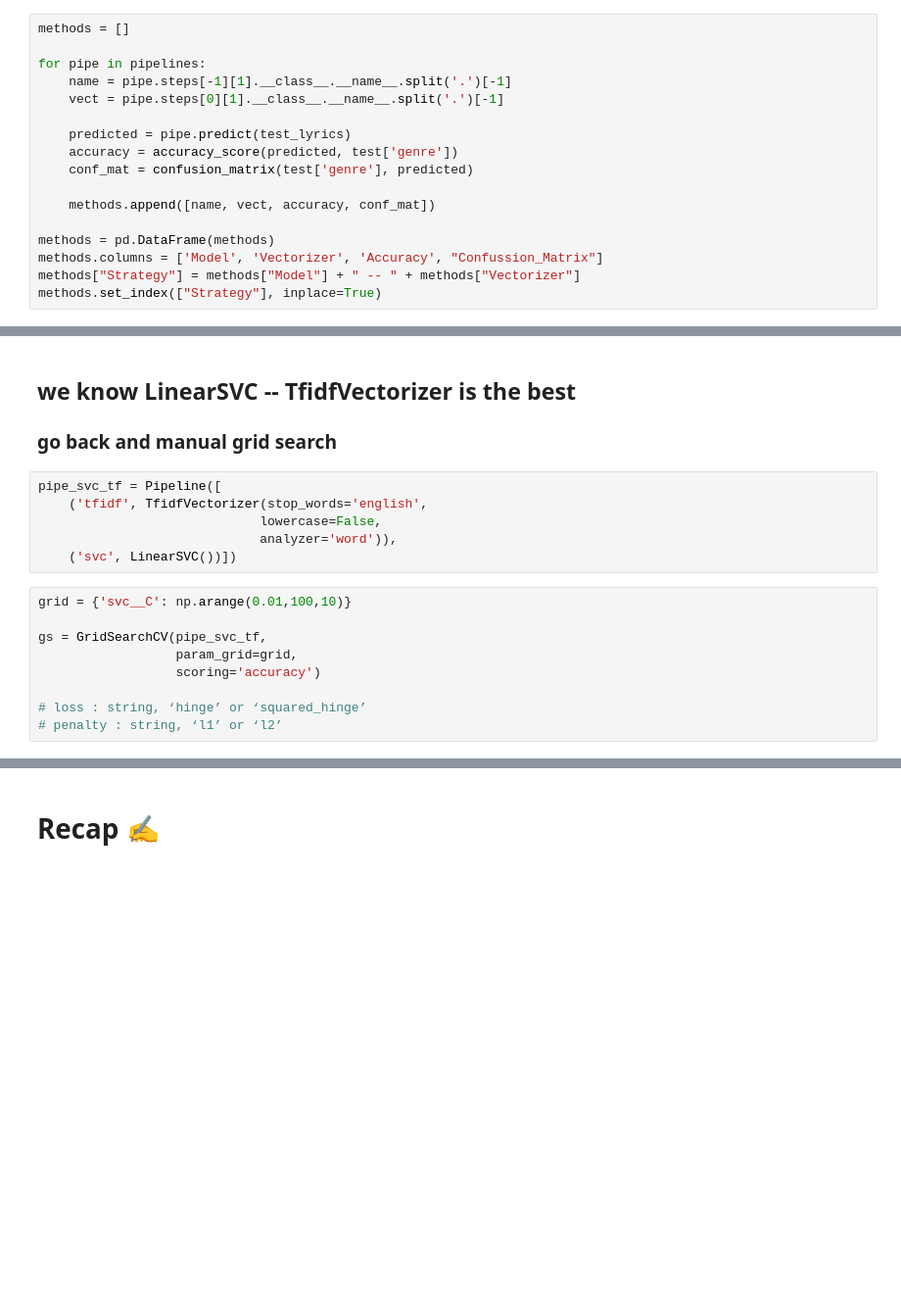
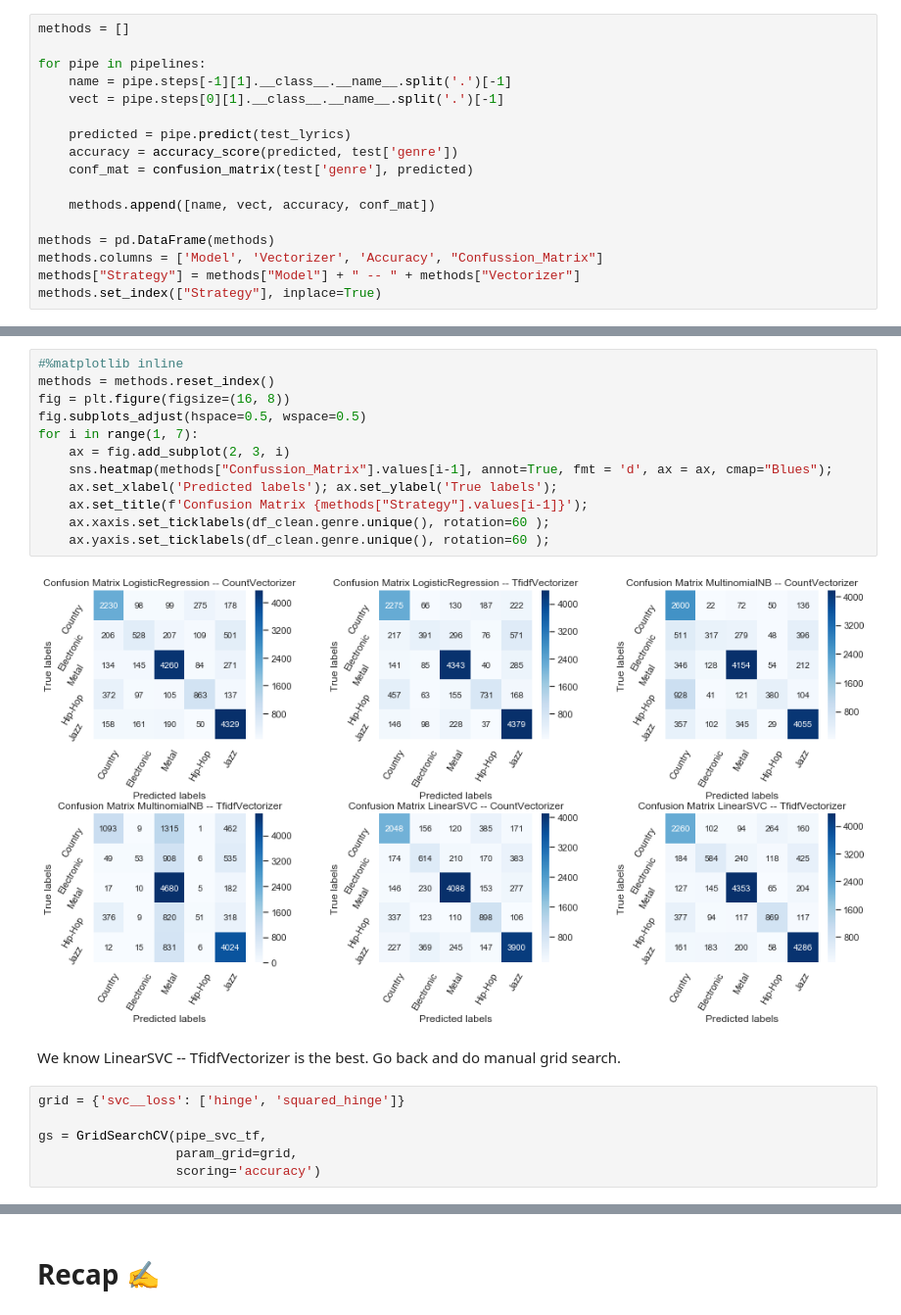
Before and after one commit to r-reilly/MSDS621_Project, a Jupyter notebook: Presentation/ML Presentation.ipynb, the cells around one changed output, grey strips where cells are left out. Shown at 98% size. Saved outputs shown, nothing was run; the diff lists cells and outputs as text; blank space fills up the shorter version.

```diff
--- a/Presentation/ML Presentation.ipynb
+++ b/Presentation/ML Presentation.ipynb
@@ -218,20 +229,25 @@ methods
+# %%
+#%matplotlib inline
+methods = methods.reset_index()
+fig = plt.figure(figsize=(16, 8))
+fig.subplots_adjust(hspace=0.5, wspace=0.5)
+for i in range(1, 7):
+    ax = fig.add_subplot(2, 3, i)
+    sns.heatmap(methods["Confussion_Matrix"].values[i-1], annot=True, fmt = 'd', ax = ax, cmap="Blues");
+    ax.set_xlabel('Predicted labels'); ax.set_ylabel('True labels');
+    ax.set_title(f'Confusion Matrix {methods["Strategy"].values[i-1]}');
+    ax.xaxis.set_ticklabels(df_clean.genre.unique(), rotation=60 );
+    ax.yaxis.set_ticklabels(df_clean.genre.unique(), rotation=60 );
+# %% [output]
+[figure, added]
 # %% [markdown]
-## we know LinearSVC -- TfidfVectorizer is the best
-### go back and manual grid search
+We know LinearSVC -- TfidfVectorizer is the best.
+Go back and do manual grid search.
-# %%
-pipe_svc_tf = Pipeline([
-    ('tfidf', TfidfVectorizer(stop_words='english',
-                             lowercase=False,
-                             analyzer='word')),
-    ('svc', LinearSVC())])
-# %%
-grid = {'svc__C': np.arange(0.01,100,10)}
-
-gs = GridSearchCV(pipe_svc_tf,
-                  param_grid=grid,
-                  scoring='accuracy')
-
-# loss : string, ‘hinge’ or ‘squared_hinge’
-# penalty : string, ‘l1’ or ‘l2’
+# %%
+grid = {'svc__loss': ['hinge', 'squared_hinge']}
+
+gs = GridSearchCV(pipe_svc_tf,
+                  param_grid=grid,
+                  scoring='accuracy')
 # %%
 gs.fit(train_lyrics, train_genre)
```
Also changed, not shown: parts of 13 cells of this notebook.
